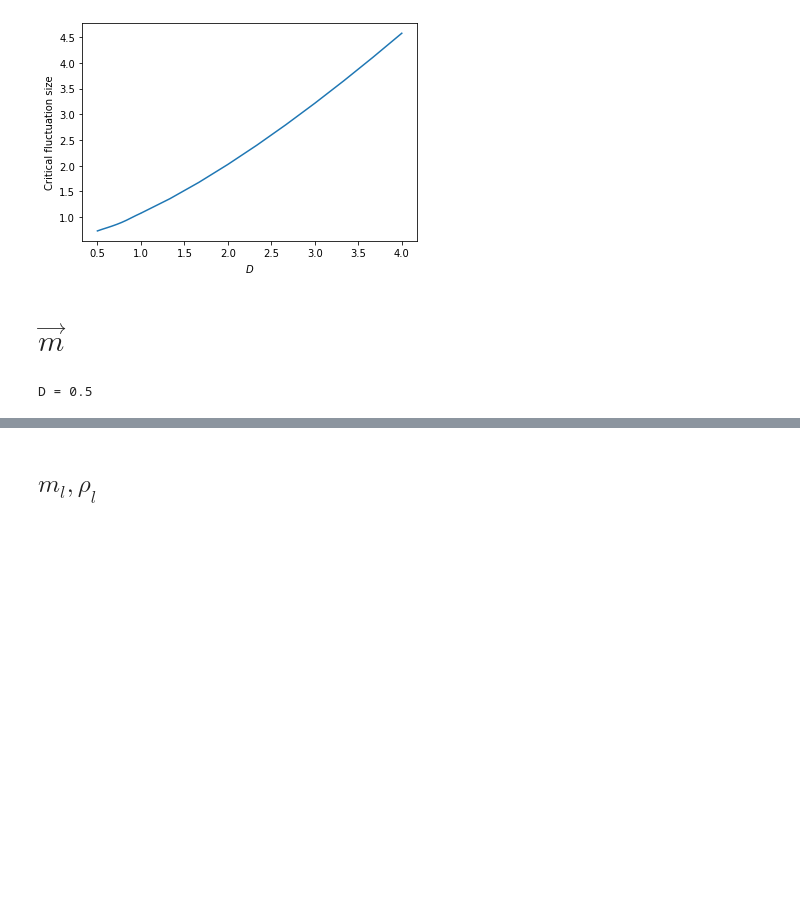
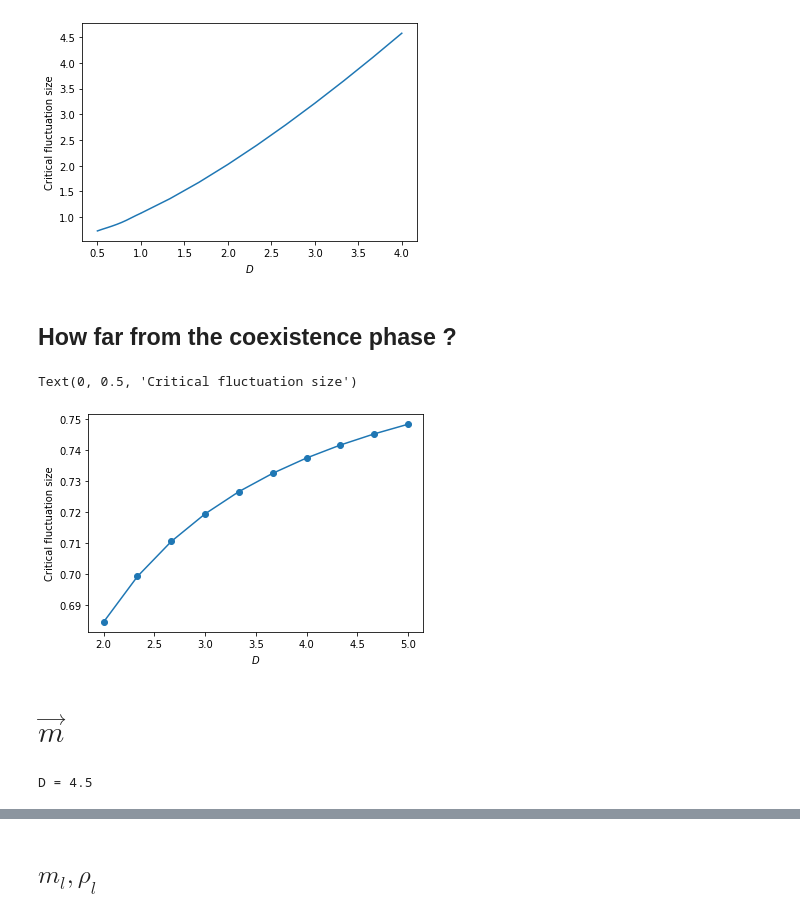
Before and after one commit to BrieucB/AI2d, a Jupyter notebook: AI2D_hydro/PDE_liq_destab_2d.ipynb, the cells around one changed output, grey strips where cells are left out. Cells and saved outputs as stored; diff of their text form; code cells hidden in the pictures; blank space fills up the shorter version.

```diff
--- a/AI2D_hydro/PDE_liq_destab_2d.ipynb
+++ b/AI2D_hydro/PDE_liq_destab_2d.ipynb
@@ -349,6 +346,22 @@ plt.ylabel('Critical fluctuation size')
 # %% [output]
 Text(0, 0.5, 'Critical fluctuation size')
 [figure]
+# %% [markdown]
+## How far from the coexistence phase ?
+# %%
+h0_crit_coex=[]
+for rho0 in np.linspace(2, 5, 10):
+    m0=np.sqrt(2*rho0*rho0*(beta-1-1/rho0)/(beta*beta*(1-beta/3)))
+    h0_crit_coex.append(root_scalar(criterion_destab, args=(1, list_D[nD], 2, rho0, m0, lx, ly), method='bisect', bracket=[0.01, 10]))
+# %%
+plt.plot(np.linspace(2, 5, 10), [h.root for h in h0_crit_coex], 'o-')
+#plt.plot(list_D, rhol, '-')
+
+plt.xlabel(r'$D$')
+plt.ylabel('Critical fluctuation size')
+# %% [output]
+Text(0, 0.5, 'Critical fluctuation size')
+[figure, added]
 # %% [markdown]
 # $\vec{m}$
 # %%
@@ -389,23 +391,3 @@ beta=2
-# %%
-# INITIAL CONDITION : fluctuation in liq phase
-nD=0
-D=list_D[nD]
-print('D =', D)
-
-rho=rhol[nD]*np.ones((ly,lx))
-mx=ml[nD]*np.ones((ly,lx))
-my=np.zeros((ly,lx))
-
-
-h0=10
-mx-=3*mx[0,0]*gaussianFluctH(lx, ly, h0)
-#my-=3*my[0,0]*gaussianFluctH(lx, ly, h0)
-
-rho+=rho[0,0]*gaussianFluctH(lx, ly, h0)
-
-X=np.concatenate([rho, mx, my])
-# %% [output]
-D = 0.5
 # %%
 # INITIAL CONDITION : blob of particles in disordered gas
 rhof=np.ones((ly,lx))
@@ -420,3 +413,23 @@ X=np.concatenate([rhof, mxf, myf])
+# %%
+# INITIAL CONDITION : fluctuation in liq phase
+nD=-1
+D=list_D_2[nD]
+print('D =', D)
+
+rho=rhol_vec[nD]*np.ones((ly,lx))
+mx=mxl_vec[nD]*np.ones((ly,lx))
+my=myl_vec[nD]*np.ones((ly,lx))
+
+
+h0=80
+mx-=3*mx[0,0]*gaussianFluctH(lx, ly, h0)
+#my-=3*my[0,0]*gaussianFluctH(lx, ly, h0)
+
+rho+=rho[0,0]*gaussianFluctH(lx, ly, h0)
+
+X=np.concatenate([rho, mx, my])
+# %% [output]
+D = 4.5
 # %%
 prof_rho=[]
 prof_mx=[]
```
Also changed, not shown: parts of 19 cells of this notebook, 29 other files.
